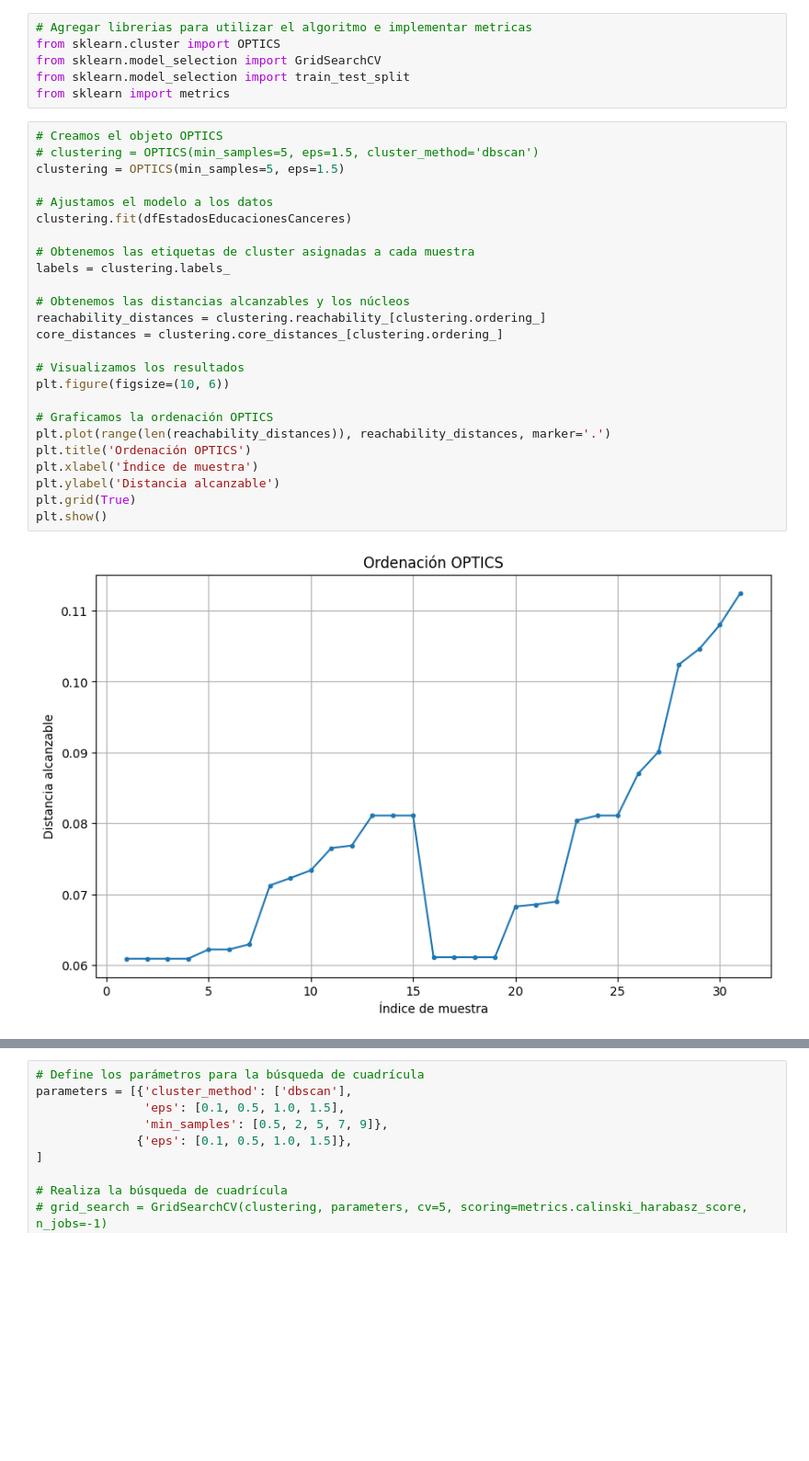
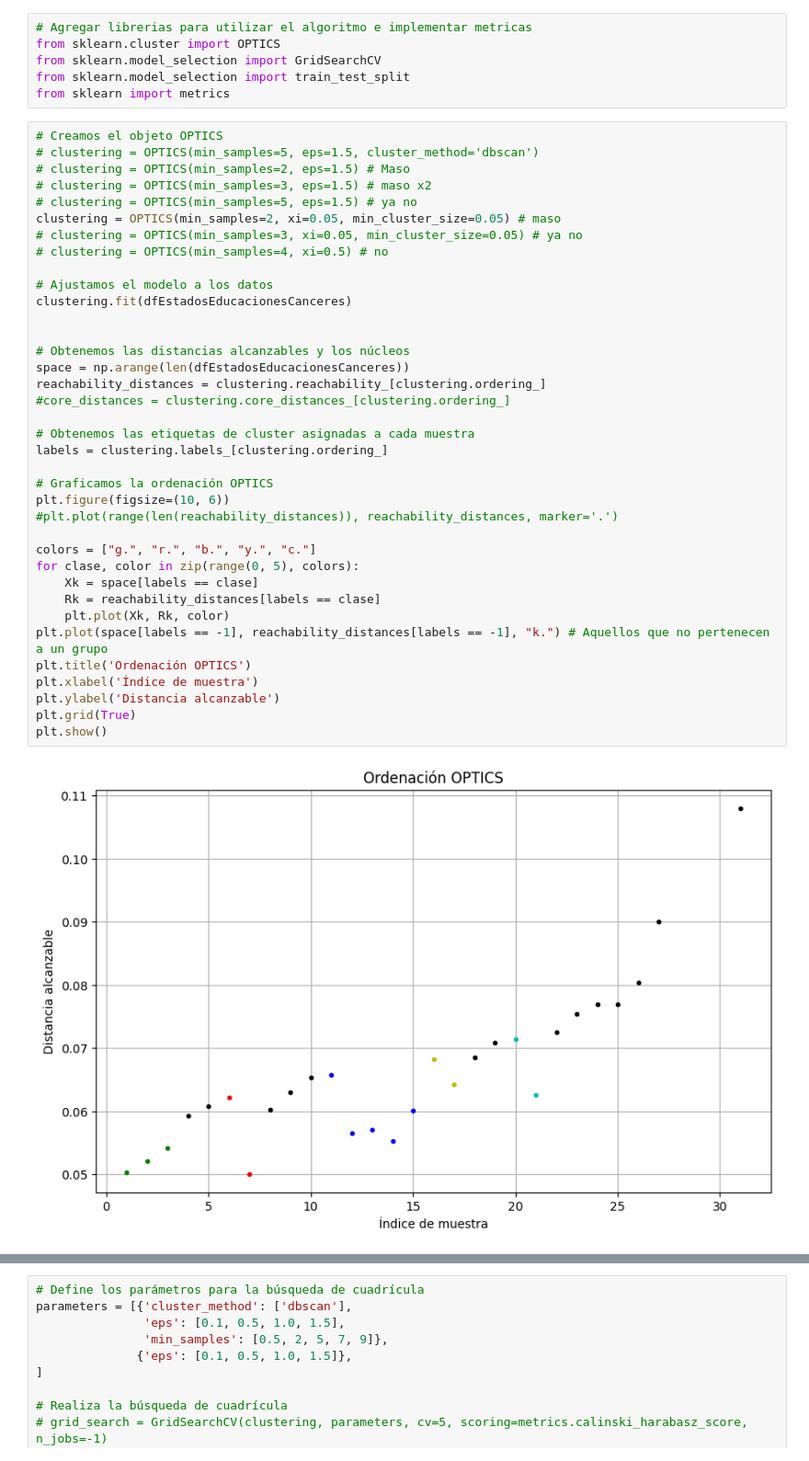
Before and after one commit to aledelorbe/pt2Codigos, a Jupyter notebook: SegundasActividades/Algoritmos_OPTICS.ipynb, the cells around one changed output, grey strips where cells are left out. Shown at 92% size. Drawn from its saved outputs; the diff is of its cells as text; blank space fills up the shorter version.

Commit message:
segundo intento con el algoritmo optics

```diff
--- a/SegundasActividades/Algoritmos_OPTICS.ipynb
+++ b/SegundasActividades/Algoritmos_OPTICS.ipynb
@@ -223,27 +223,39 @@ from sklearn import metrics
 # %%
 # Creamos el objeto OPTICS
 # clustering = OPTICS(min_samples=5, eps=1.5, cluster_method='dbscan')
-clustering = OPTICS(min_samples=5, eps=1.5)
+# clustering = OPTICS(min_samples=2, eps=1.5) # Maso
+# clustering = OPTICS(min_samples=3, eps=1.5) # maso x2
+# clustering = OPTICS(min_samples=5, eps=1.5) # ya no
+clustering = OPTICS(min_samples=2, xi=0.05, min_cluster_size=0.05) # maso
+# clustering = OPTICS(min_samples=3, xi=0.05, min_cluster_size=0.05) # ya no
+# clustering = OPTICS(min_samples=4, xi=0.5) # no
 
 # Ajustamos el modelo a los datos
 clustering.fit(dfEstadosEducacionesCanceres)
 
-# Obtenemos las etiquetas de cluster asignadas a cada muestra
-labels = clustering.labels_
 
 # Obtenemos las distancias alcanzables y los núcleos
+space = np.arange(len(dfEstadosEducacionesCanceres))
 reachability_distances = clustering.reachability_[clustering.ordering_]
-core_distances = clustering.core_distances_[clustering.ordering_]
+#core_distances = clustering.core_distances_[clustering.ordering_]
 
-# Visualizamos los resultados
-plt.figure(figsize=(10, 6))
+# Obtenemos las etiquetas de cluster asignadas a cada muestra
+labels = clustering.labels_[clustering.ordering_]
 
 # Graficamos la ordenación OPTICS
-plt.plot(range(len(reachability_distances)), reachability_distances, marker='.')
+plt.figure(figsize=(10, 6))
+#plt.plot(range(len(reachability_distances)), reachability_distances, marker='.')
+
+colors = ["g.", "r.", "b.", "y.", "c."]
+for clase, color in zip(range(0, 5), colors):
+    Xk = space[labels == clase]
+    Rk = reachability_distances[labels == clase]
+    plt.plot(Xk, Rk, color)
+plt.plot(space[labels == -1], reachability_distances[labels == -1], "k.") # Aquellos que no pertenecen a un grupo
 plt.title('Ordenación OPTICS')
 plt.xlabel('Índice de muestra')
 plt.ylabel('Distancia alcanzable')
 plt.grid(True)
 plt.show()
 # %% [output]
-[figure, old version]
+[figure, new version]
```
Also changed, not shown: parts of 3 cells of this notebook.
